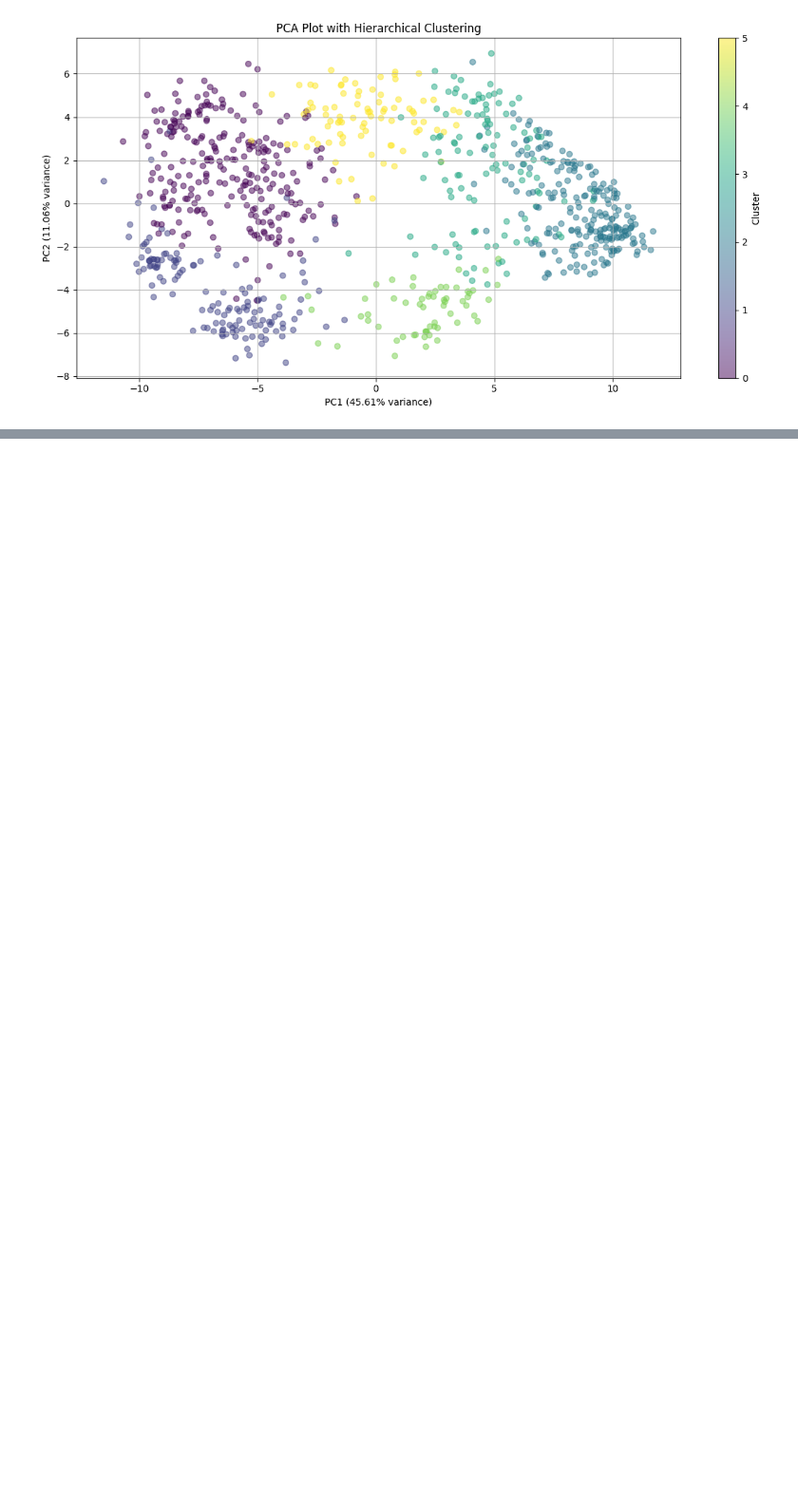
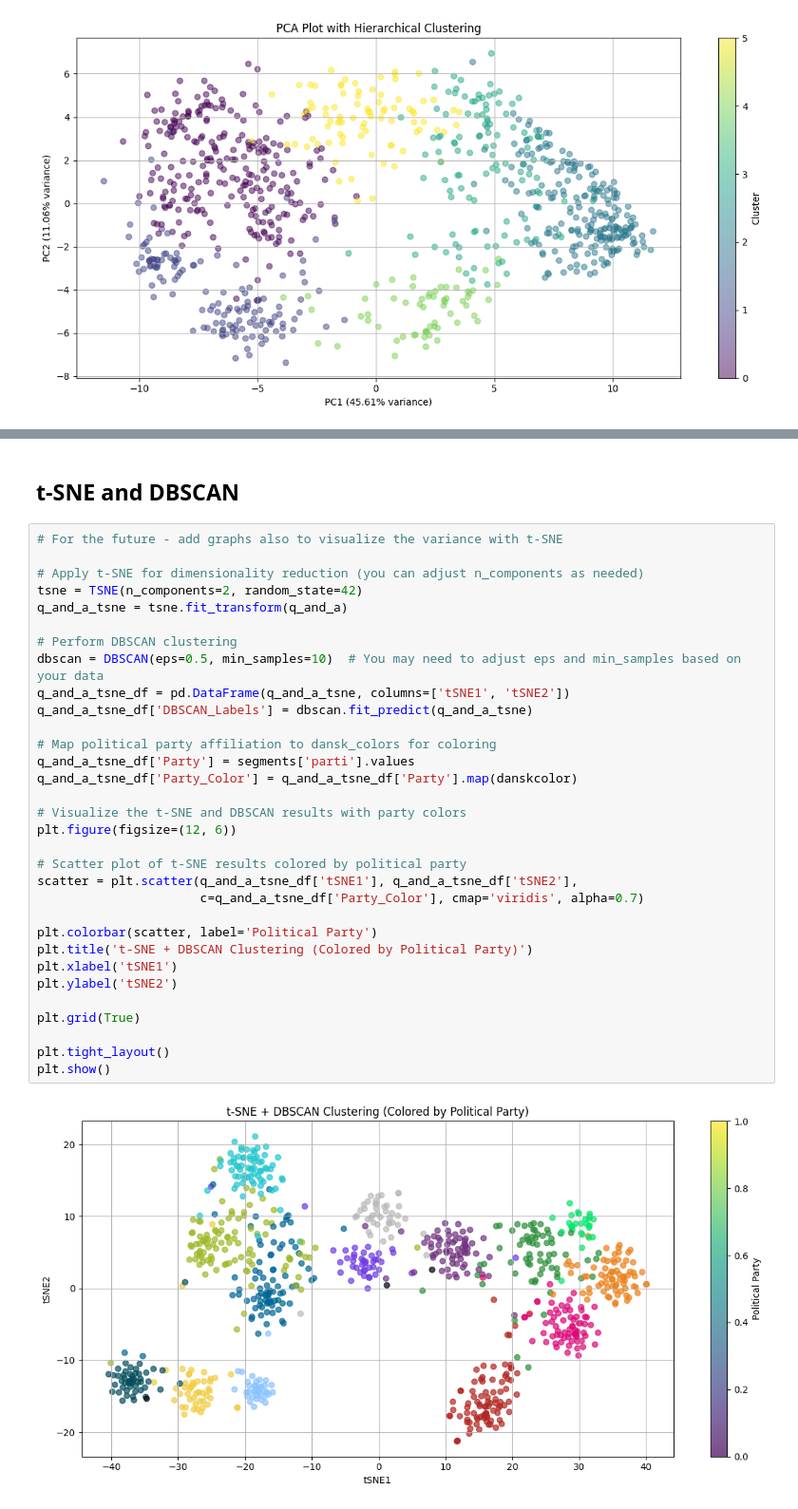
Before and after one commit to EarthOddity/mal-assignments, a Jupyter notebook: Assignment 5/Assignment 5/5. Candidate Test 2022 II.ipynb, the cells around one changed output, grey strips where cells are left out. Shown at 95% size. Drawn from its saved outputs; the diff is of its cells as text; blank space fills up the shorter version.

```diff
--- a/Assignment 5/Assignment 5/5. Candidate Test 2022 II.ipynb
+++ b/Assignment 5/Assignment 5/5. Candidate Test 2022 II.ipynb
@@ -891,0 +818,36 @@ plt.show()
+# %% [markdown]
+## t-SNE and DBSCAN
+# %%
+# For the future - add graphs also to visualize the variance with t-SNE
+
+# Apply t-SNE for dimensionality reduction (you can adjust n_components as needed)
+tsne = TSNE(n_components=2, random_state=42)
+q_and_a_tsne = tsne.fit_transform(q_and_a)
+
+# Perform DBSCAN clustering
+dbscan = DBSCAN(eps=0.5, min_samples=10)  # You may need to adjust eps and min_samples based on your data
+q_and_a_tsne_df = pd.DataFrame(q_and_a_tsne, columns=['tSNE1', 'tSNE2'])
+q_and_a_tsne_df['DBSCAN_Labels'] = dbscan.fit_predict(q_and_a_tsne)
+
+# Map political party affiliation to dansk_colors for coloring
+q_and_a_tsne_df['Party'] = segments['parti'].values
+q_and_a_tsne_df['Party_Color'] = q_and_a_tsne_df['Party'].map(danskcolor)
+
+# Visualize the t-SNE and DBSCAN results with party colors
+plt.figure(figsize=(12, 6))
+
+# Scatter plot of t-SNE results colored by political party
+scatter = plt.scatter(q_and_a_tsne_df['tSNE1'], q_and_a_tsne_df['tSNE2'],
+                      c=q_and_a_tsne_df['Party_Color'], cmap='viridis', alpha=0.7)
+
+plt.colorbar(scatter, label='Political Party')
+plt.title('t-SNE + DBSCAN Clustering (Colored by Political Party)')
+plt.xlabel('tSNE1')
+plt.ylabel('tSNE2')
+
+plt.grid(True)
+
+plt.tight_layout()
+plt.show()
+# %% [output]
+[figure, added]
```
Also changed, not shown: parts of 6 cells of this notebook.
